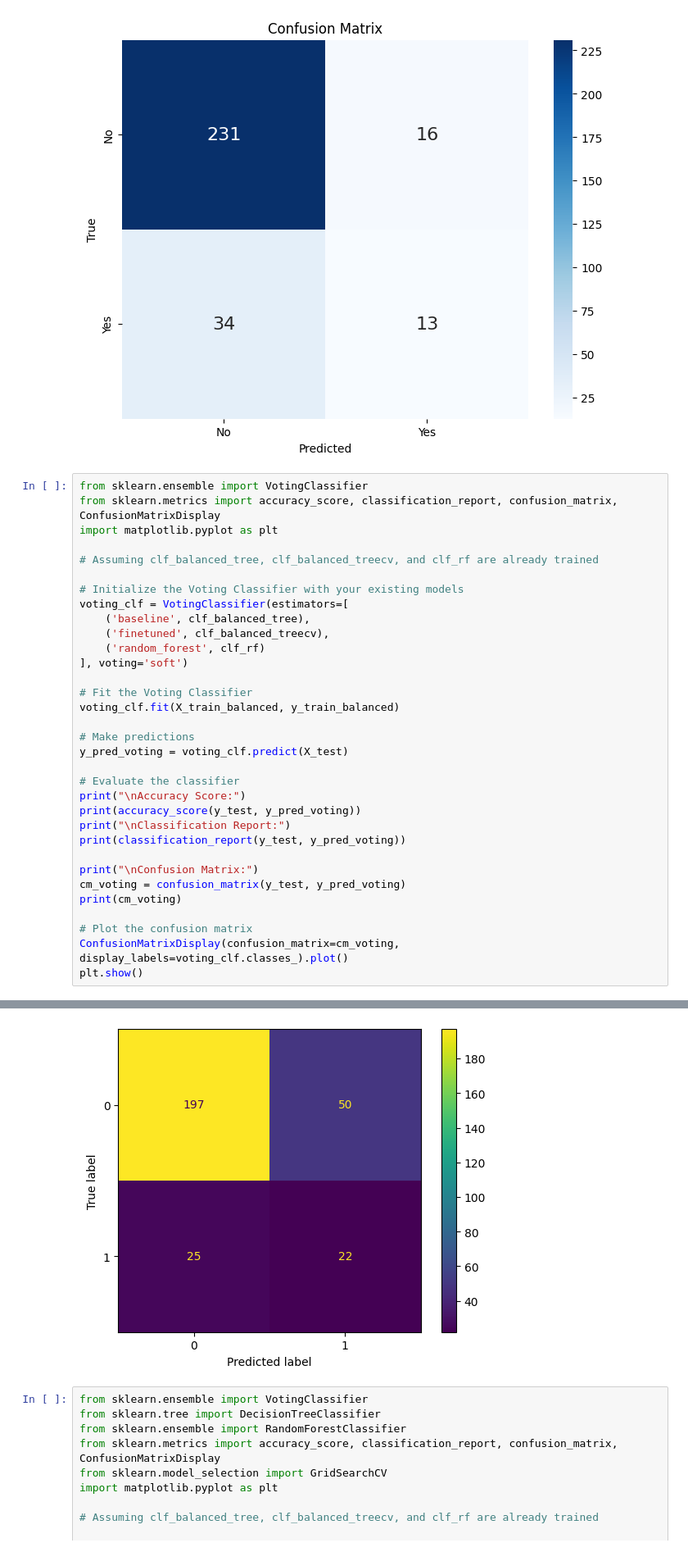
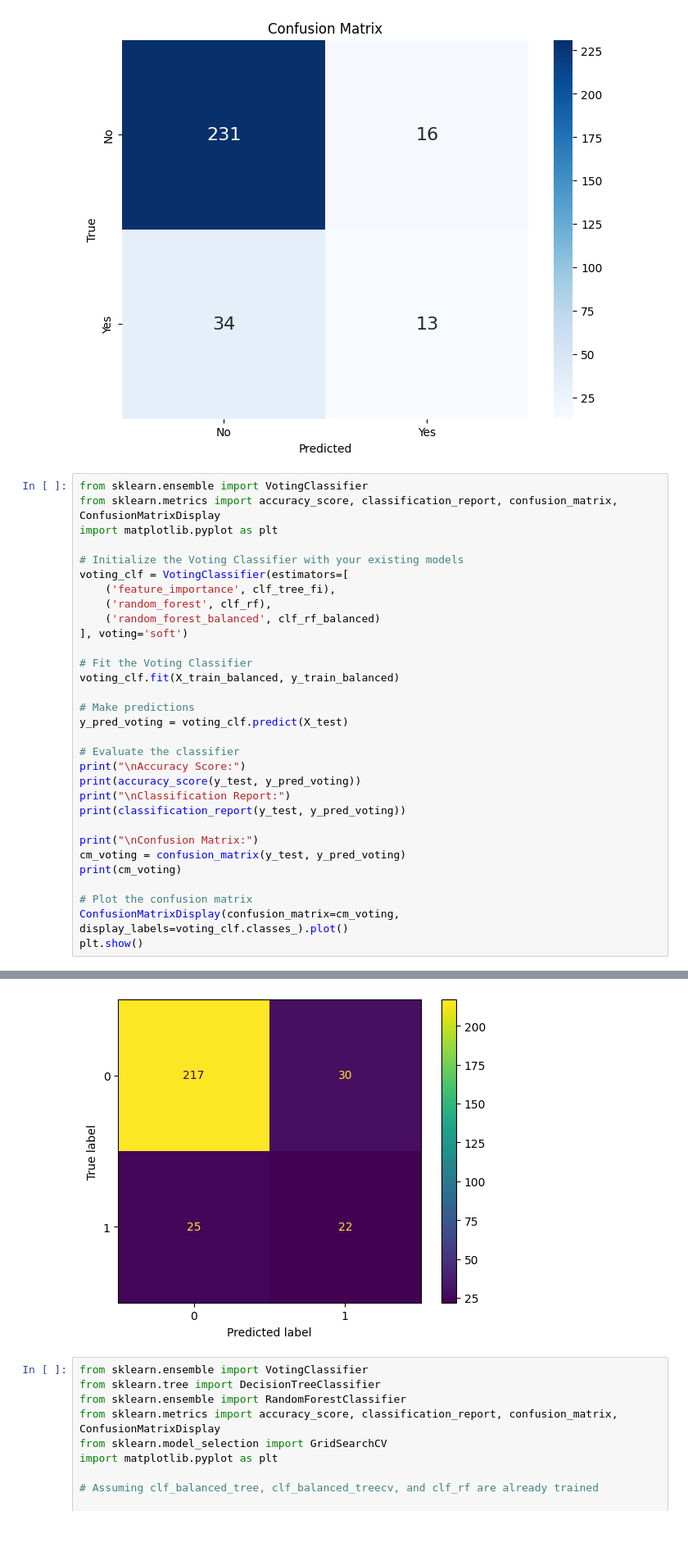
Before and after one commit to byrdwcrawford/HR_Analytics, a Jupyter notebook: HR_Model_Final.ipynb, the cells around one changed output, grey strips where cells are left out. Shown at 82% size. Drawn from its saved outputs; the diff is of its cells as text.

```diff
--- a/HR_Model_Final.ipynb
+++ b/HR_Model_Final.ipynb
@@ -1395,13 +1395,11 @@ from sklearn.ensemble import VotingClassifier
 from sklearn.metrics import accuracy_score, classification_report, confusion_matrix, ConfusionMatrixDisplay
 import matplotlib.pyplot as plt
 
-# Assuming clf_balanced_tree, clf_balanced_treecv, and clf_rf are already trained
-
 # Initialize the Voting Classifier with your existing models
 voting_clf = VotingClassifier(estimators=[
-    ('baseline', clf_balanced_tree),
-    ('finetuned', clf_balanced_treecv),
-    ('random_forest', clf_rf)
+    ('feature_importance', clf_tree_fi),
+    ('random_forest', clf_rf),
+    ('random_forest_balanced', clf_rf_balanced)
 ], voting='soft')
 
 # Fit the Voting Classifier
@@ -1443,5 +1441,5 @@ Confusion Matrix:
  [ 25  22]]
-[figure, old version]
+[figure, new version]
 # %%
 from sklearn.ensemble import VotingClassifier
 from sklearn.tree import DecisionTreeClassifier
```
Also changed, not shown: parts of 1 cell of this notebook.
